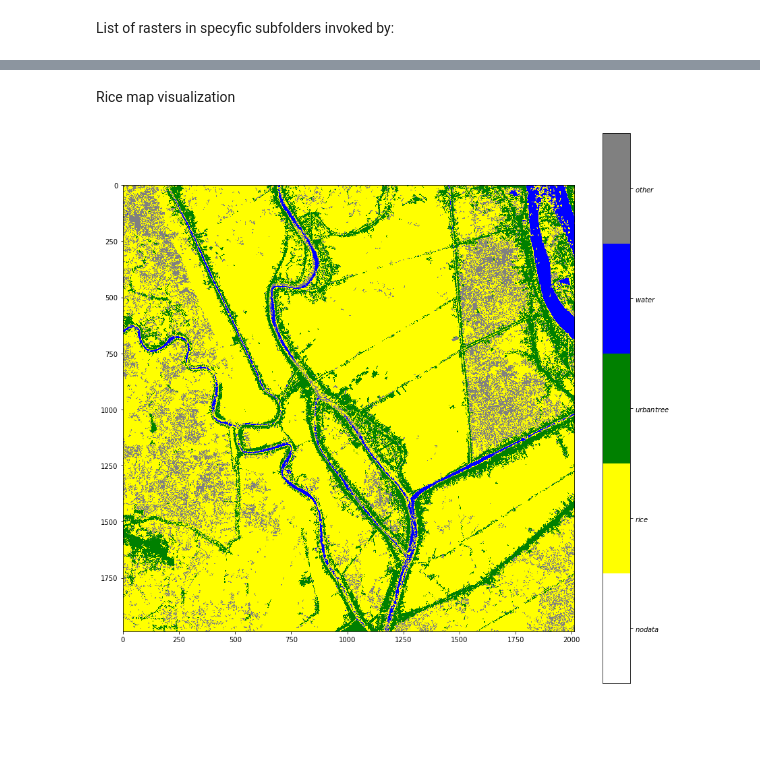
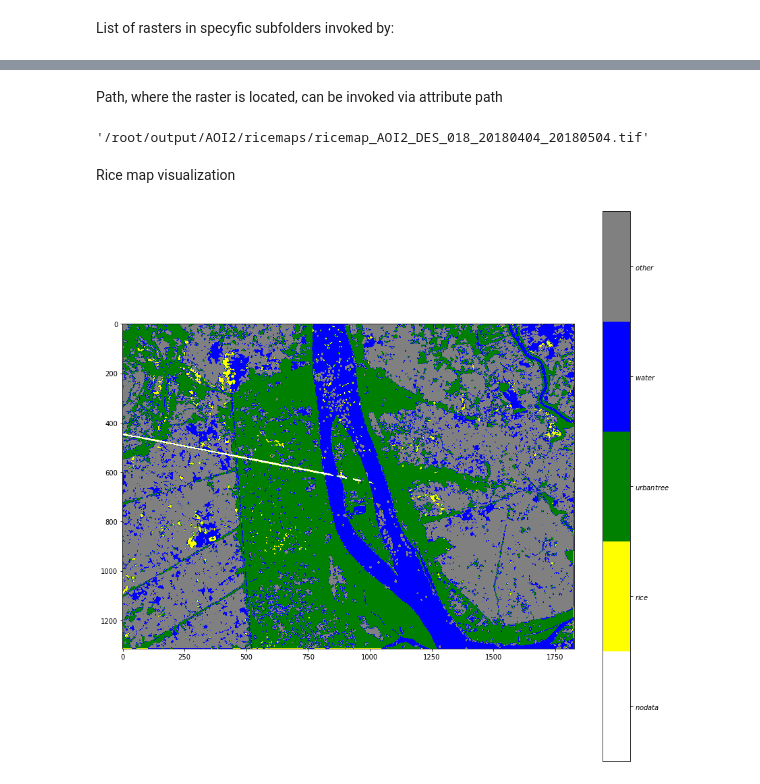
Before and after one commit to gisat/georice, a Jupyter notebook: jupyter/main.ipynb, the cells around one changed output, grey strips where cells are left out. Saved outputs shown, nothing was run; the diff lists cells and outputs as text; code cells hidden in the pictures; blank space fills up the shorter version.

```diff
--- a/jupyter/main.ipynb
+++ b/jupyter/main.ipynb
@@ -36,0 +26,6 @@ instance_id : c99541e0-93ff-44ab-a555-f557ea30610d was set into SHConfig
+# %%
+sh_credentials = dict(sh_client_id='your client id',
+                      sh_client_secret='your client secret',
+                      instance_id='your instance id')
+
+Georice.set_credentials(**sh_credentials)
@@ -175,15 +120,21 @@ Alternatively can be call function get_all that returns rice maps for all combin
+# %% [markdown]
+Path, where the raster is located, can be invoked via attribute path
+# %%
+task.AOI2.ricemaps.ricemap_AOI2_DES_018_20180404_20180504.path
+# %% [output]
+'/root/output/AOI2/ricemaps/ricemap_AOI2_DES_018_20180404_20180504.tif'
 # %% [markdown]
 Rice map visualization
 # %%
 cmap = colors.ListedColormap(['white', 'yellow', 'green', 'blue', 'gray'])
 bounds = [-0.5, 0.5, 1.5, 2.5, 3.5, 4.5]
 norm = colors.BoundaryNorm(bounds, cmap.N)
 plt.figure(figsize=(15,15))
 
-task.AOI1.ricemaps.ricemap_AOI1_DES_018_20180404_20180804.plot(cmap=cmap)
+task.AOI2.ricemaps.ricemap_AOI2_DES_018_20180404_20180504.plot(cmap=cmap)
 
-cbar = plt.colorbar(cmap=cmap.N, norm=norm, boundaries=bounds)
+cbar = plt.colorbar( boundaries=bounds)
 cbar.set_ticks([0, 1, 2, 3, 4])
 cbar.set_ticklabels(['$nodata$','$rice$','$urbantree$','$water$', '$other$'])
 # %% [output]
-[figure, old version]
+[figure, new version]
```
Also changed, not shown: parts of 21 cells of this notebook, 1 other file.
